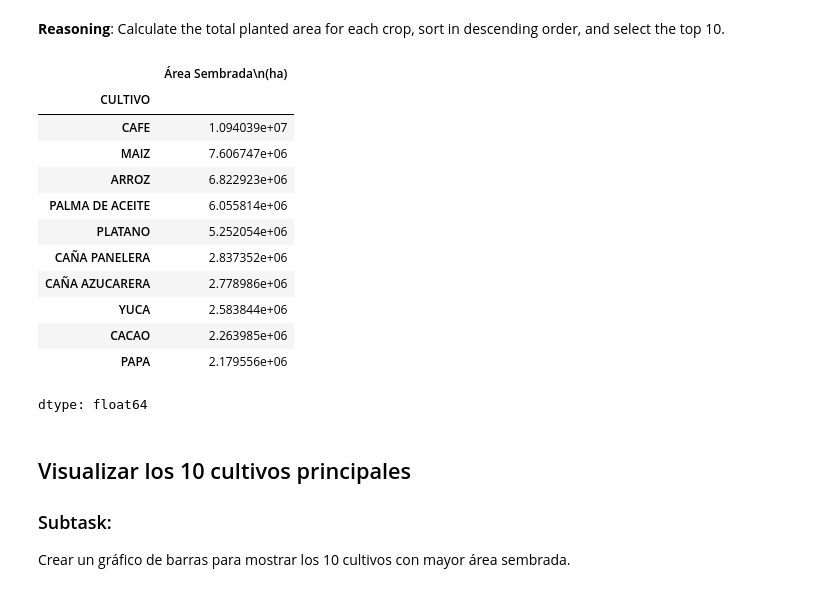
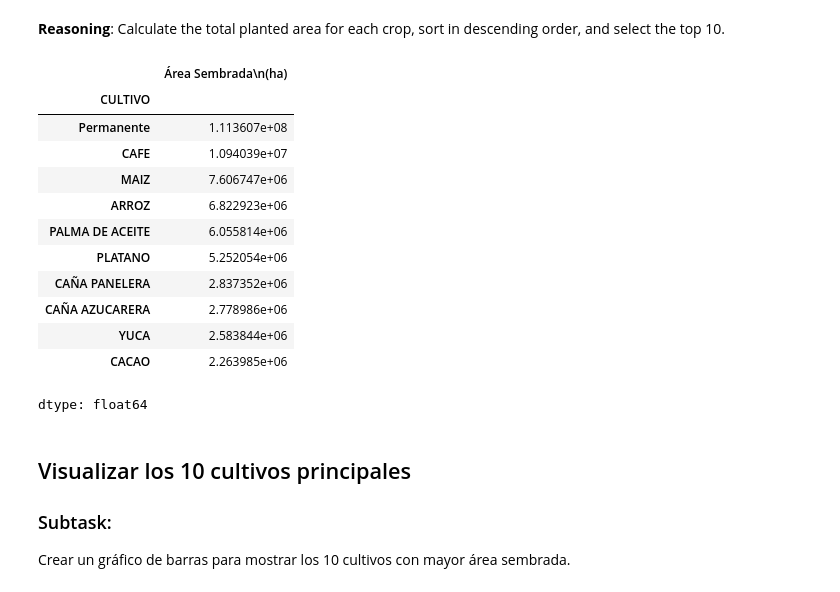
Before and after one commit to JuanD4x/cultivos-en-Colombia-desde-2006-hasta-el-2024, a Jupyter notebook: datos colombia.ipynb, the cells around one changed output. Cells and saved outputs as stored; diff of their text form; code cells hidden in the pictures.

```diff
--- a/datos colombia.ipynb
+++ b/datos colombia.ipynb
@@ -161,23 +158,30 @@ Calcular el área sembrada por cultivo y seleccionar los 10 principales.
 # %% [markdown]
 **Reasoning**:
 Calculate the total planted area for each crop, sort in descending order, and select the top 10.
-# %%
-top_10_crops = df.groupby('CULTIVO')['Área Sembrada\n(ha)'].sum().sort_values(ascending=False).head(10)
-display(top_10_crops)
-# %% [output]
-|  | Área Sembrada\n(ha) |
-| CULTIVO |  |
-| CAFE | 1.094039e+07 |
-| MAIZ | 7.606747e+06 |
-| ARROZ | 6.822923e+06 |
-| PALMA DE ACEITE | 6.055814e+06 |
-| PLATANO | 5.252054e+06 |
-| CAÑA PANELERA | 2.837352e+06 |
-| CAÑA AZUCARERA | 2.778986e+06 |
-| YUCA | 2.583844e+06 |
-| CACAO | 2.263985e+06 |
-| PAPA | 2.179556e+06 |
-dtype: float64
+# %%
+# Convert 'Área Sembrada\n(ha)' to numeric, coercing errors
+df['Área Sembrada\n(ha)'] = pd.to_numeric(df['Área Sembrada\n(ha)'], errors='coerce')
+
+# Drop rows where 'Área Sembrada\n(ha)' is NaN after coercion
+df_cleaned = df.dropna(subset=['Área Sembrada\n(ha)'])
+
+# Calculate the total planted area for each crop, sort in descending order, and select the top 10.
+top_10_crops = df_cleaned.groupby('CULTIVO')['Área Sembrada\n(ha)'].sum().sort_values(ascending=False).head(10)
+display(top_10_crops)
+# %% [output]
+|  | Área Sembrada\n(ha) |
+| CULTIVO |  |
+| Permanente | 1.113607e+08 |
+| CAFE | 1.094039e+07 |
+| MAIZ | 7.606747e+06 |
+| ARROZ | 6.822923e+06 |
+| PALMA DE ACEITE | 6.055814e+06 |
+| PLATANO | 5.252054e+06 |
+| CAÑA PANELERA | 2.837352e+06 |
+| CAÑA AZUCARERA | 2.778986e+06 |
+| YUCA | 2.583844e+06 |
+| CACAO | 2.263985e+06 |
+dtype: float64
 # %% [markdown]
 ## Visualizar los 10 cultivos principales
 
```
Also changed, not shown: parts of 7 cells of this notebook.
